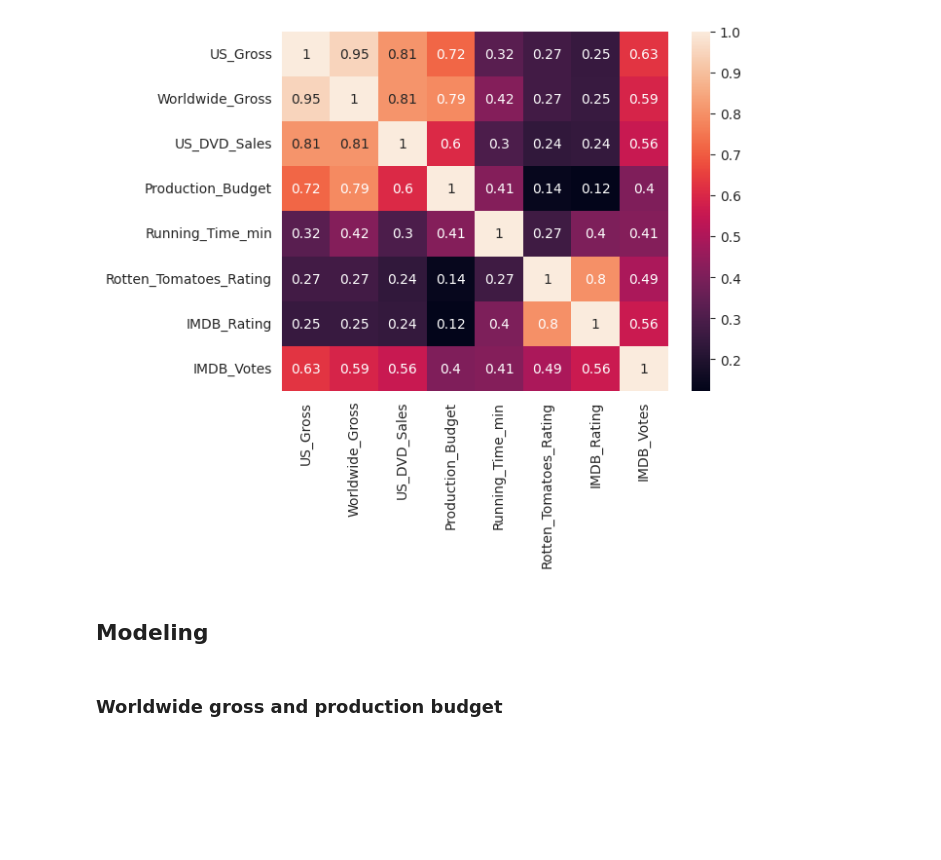
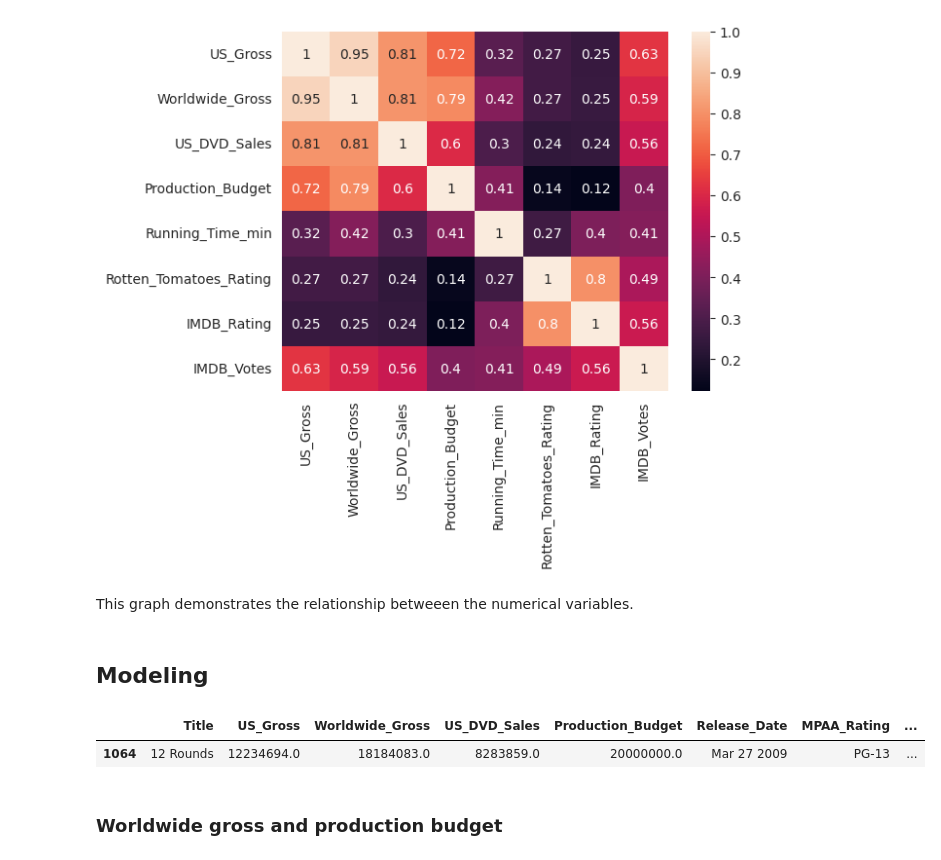
Before and after one commit to KetsiaKay/co2-emission, a Jupyter notebook: MATH_2315_Lab_2.ipynb, the cells around one changed output. Saved outputs shown, nothing was run; the diff lists cells and outputs as text; code cells hidden in the pictures; blank space fills up the shorter version.

```diff
--- a/MATH_2315_Lab_2.ipynb
+++ b/MATH_2315_Lab_2.ipynb
@@ -73,8 +80,16 @@ sns.heatmap(df.corr(), annot=True)
 plt.show()
 # %% [output]
 [figure]
+# %% [markdown]
+This graph demonstrates the relationship betweeen the numerical variables.
 # %% [markdown]
 ## Modeling
+# %%
+#Display information of the first row of the data set
+df.head(1)
+# %% [output]
+|  | Title | US_Gross | Worldwide_Gross | US_DVD_Sales | Production_Budget | Release_Date | MPAA_Rating | ... |
+| 1064 | 12 Rounds | 12234694.0 | 18184083.0 | 8283859.0 | 20000000.0 | Mar 27 2009 | PG-13 | ... |
 # %% [markdown]
 ### Worldwide gross and production budget
 # %% [markdown]
```
Also changed, not shown: parts of 8 cells of this notebook.
